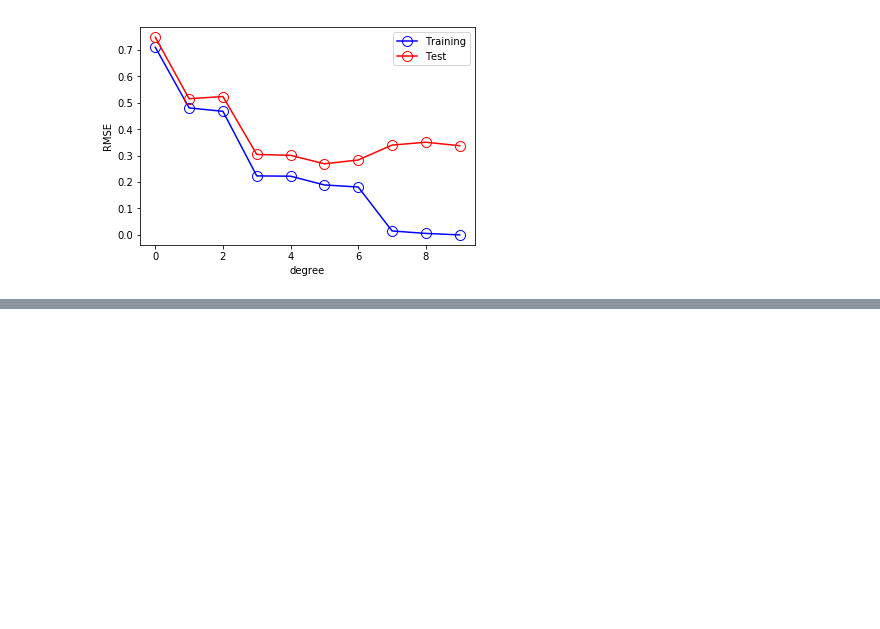
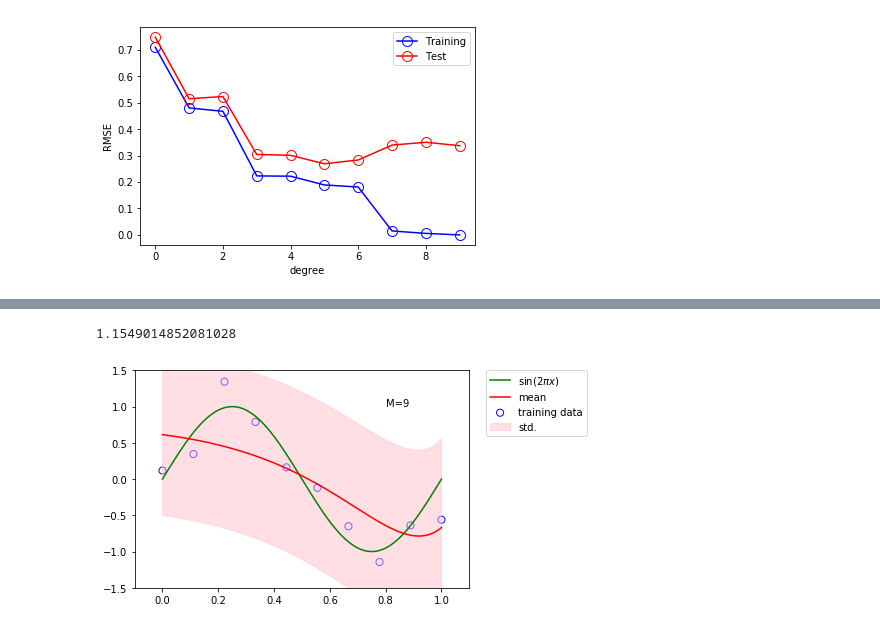
Before and after one commit to taohu88/prml-python, a Jupyter notebook: chap-01-intro/sklearn_linear_regression.ipynb, the cells around one changed output, grey strips where cells are left out. Cells and saved outputs as stored; diff of their text form; code cells hidden in the pictures; blank space fills up the shorter version.

```diff
--- a/chap-01-intro/linear_toy.ipynb
+++ b/chap-01-intro/sklearn_linear_regression.ipynb
@@ -84,0 +113,26 @@ plt.show()
+# %%
+from sklearn.linear_model import BayesianRidge
+#alpha is precision for error
+alpha = 1e-6
+# lambda is precision for weights
+lambda_ = 1e-6
+
+model = BayesianRidge(alpha_1=alpha,
+    alpha_2=alpha,
+    lambda_1=lambda_,
+    lambda_2=lambda_)
+model.fit(X_train, y_train)
+
+y, y_err = model.predict(X_test, return_std=True)
+plt.scatter(x_train, y_train, facecolor="none", edgecolor="b", s=50, label="training data")
+plt.plot(x_test, y_test, c="g", label="$\sin(2\pi x)$")
+plt.plot(x_test, y, c="r", label="mean")
+plt.fill_between(x_test.ravel(), y - y_err, y + y_err, color="pink", label="std.", alpha=0.5)
+plt.xlim(-0.1, 1.1)
+plt.ylim(-1.5, 1.5)
+plt.annotate("M=9", xy=(0.8, 1))
+plt.legend(bbox_to_anchor=(1.05, 1.), loc=2, borderaxespad=0.)
+plt.show()
+# %% [output]
+1.1549014852081028
+[figure, added]
```
Also changed, not shown: parts of 1 cell of this notebook.
